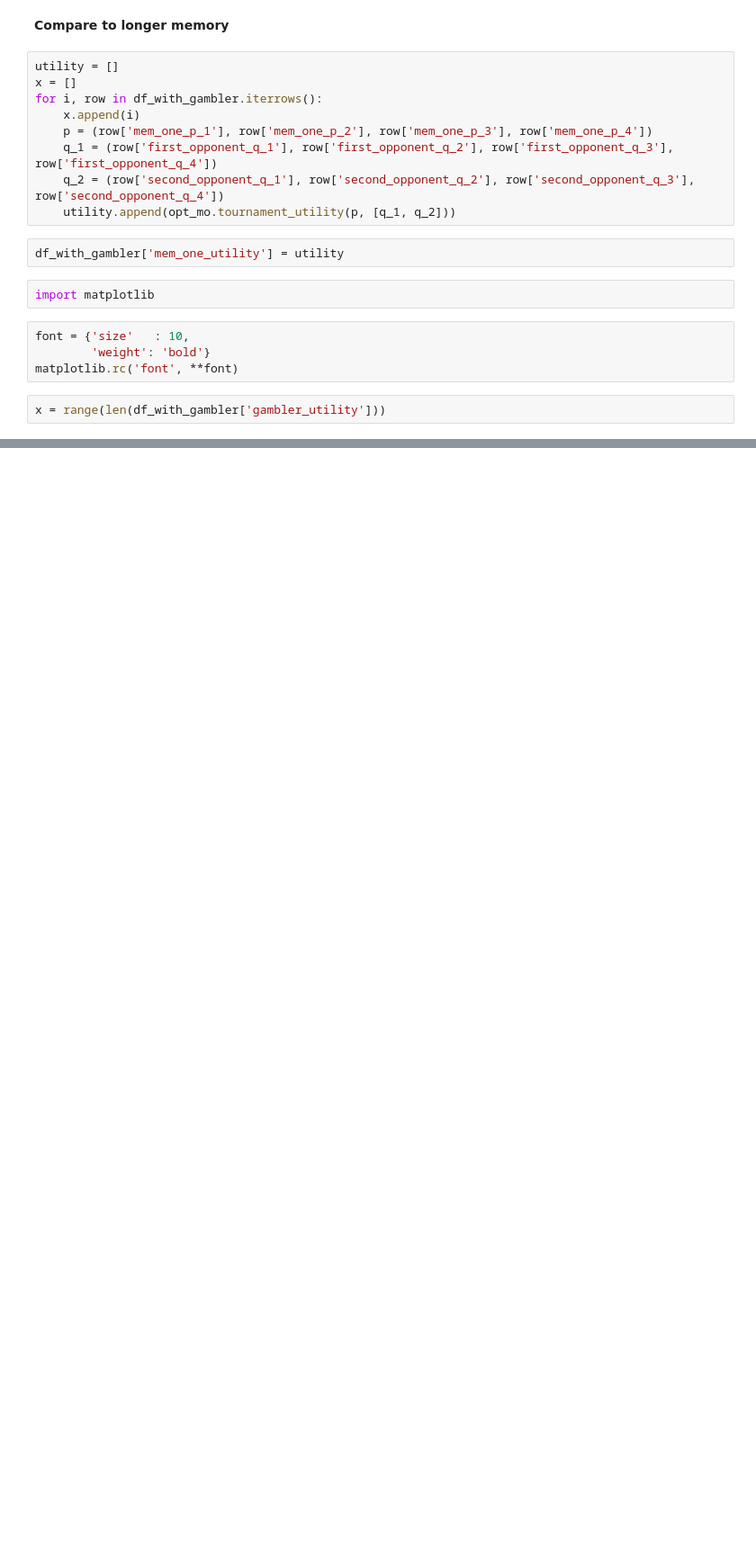
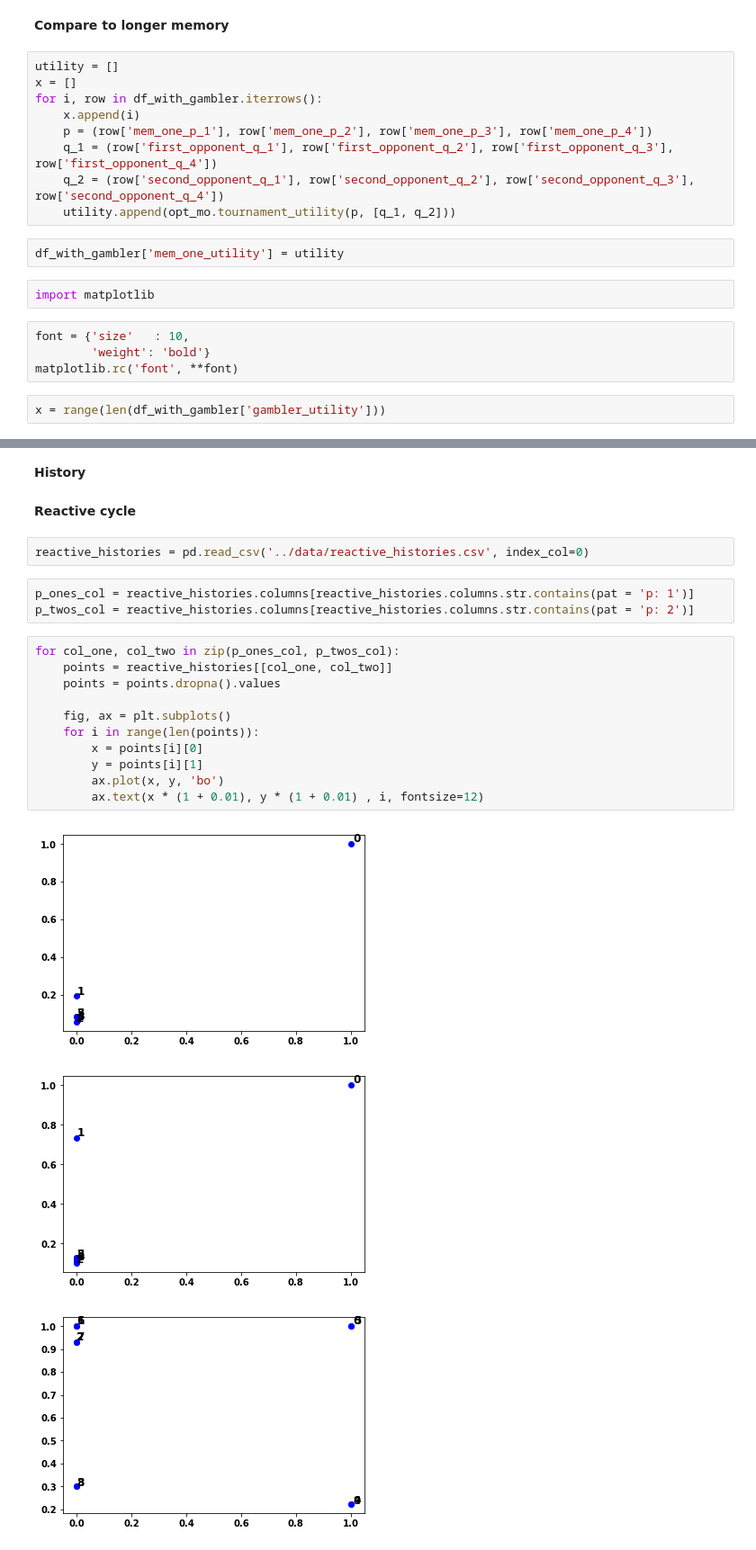
Before and after one commit to Nikoleta-v3/Memory-size-in-the-prisoners-dilemma, a Jupyter notebook: nbs/Analysis data.ipynb, the cells around one changed output, grey strips where cells are left out. Shown at 90% size. Cells and saved outputs as stored; diff of their text form; blank space fills up the shorter version.

```diff
--- a/nbs/Analysis data.ipynb
+++ b/nbs/Analysis data.ipynb
@@ -243,0 +255,24 @@ fig.tight_layout()
+# %% [markdown]
+**History**
+# %% [markdown]
+**Reactive cycle**
+# %%
+reactive_histories = pd.read_csv('../data/reactive_histories.csv', index_col=0)
+# %%
+p_ones_col = reactive_histories.columns[reactive_histories.columns.str.contains(pat = 'p: 1')]
+p_twos_col = reactive_histories.columns[reactive_histories.columns.str.contains(pat = 'p: 2')]
+# %%
+for col_one, col_two in zip(p_ones_col, p_twos_col):
+    points = reactive_histories[[col_one, col_two]]
+    points = points.dropna().values
+
+    fig, ax = plt.subplots()
+    for i in range(len(points)):
+        x = points[i][0]
+        y = points[i][1]
+        ax.plot(x, y, 'bo')
+        ax.text(x * (1 + 0.01), y * (1 + 0.01) , i, fontsize=12)
+# %% [output]
+[figure, added]
+[figure, added]
+[figure, added]
```
Also changed, not shown: parts of 8 cells of this notebook, 1 other file.
